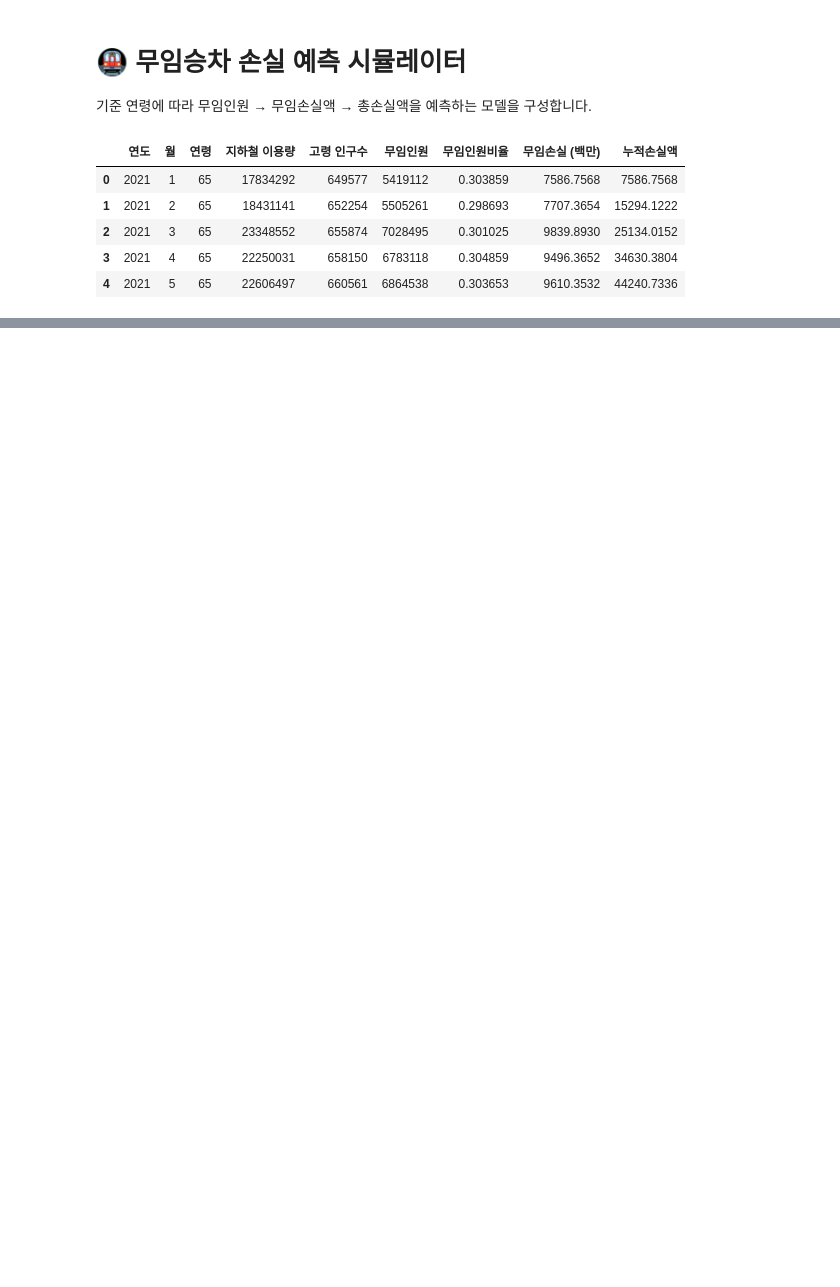
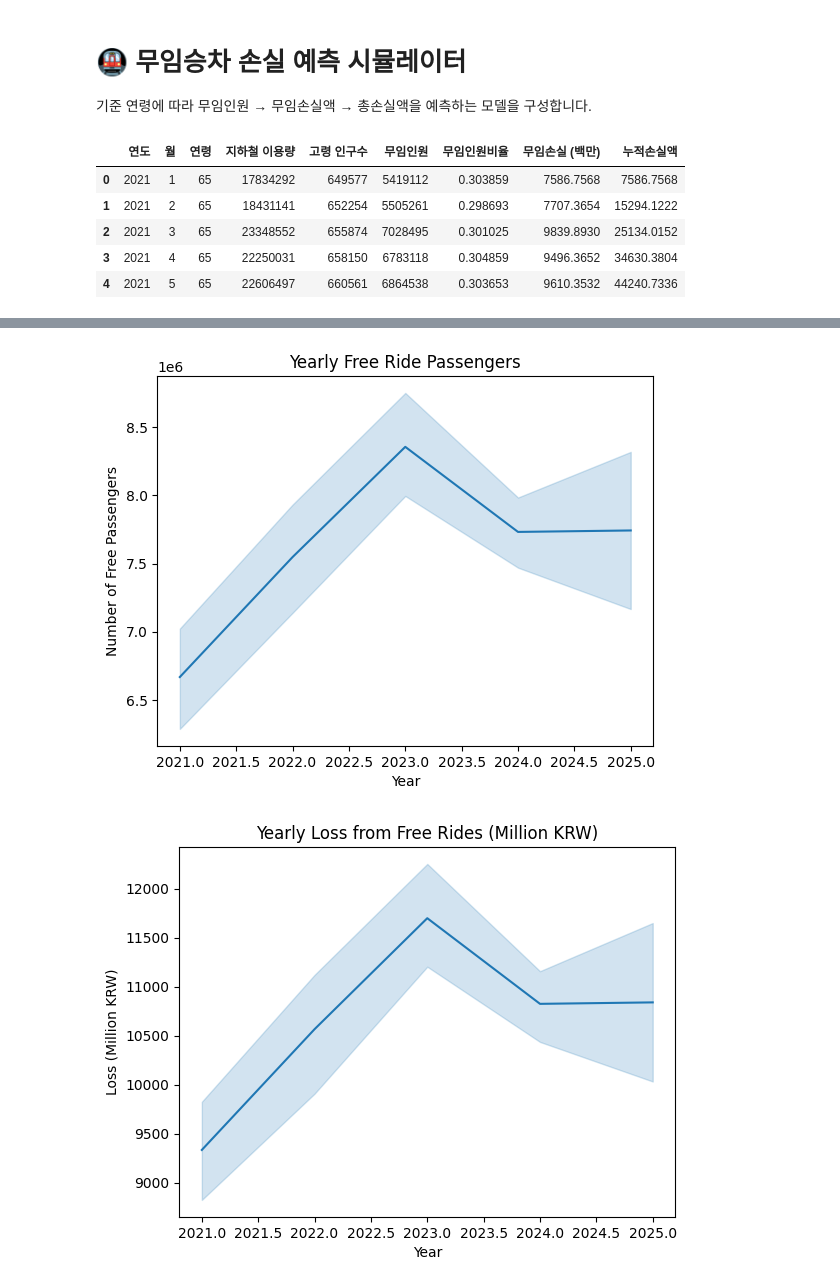
Before and after one commit to suyeonlee333333/oss2025, a Jupyter notebook: free_rider_simulator.ipynb, the cells around one changed output, grey strips where cells are left out. Drawn from its saved outputs; the diff is of its cells as text; code cells hidden in the pictures; blank space fills up the shorter version.

```diff
--- a/free_rider_simulator.ipynb
+++ b/free_rider_simulator.ipynb
@@ -96 +40,38 @@ WARNING:matplotlib.font_manager:findfont: Font family 'NanumGothic' not found.
+# %%
+import matplotlib.pyplot as plt
+import seaborn as sns
+
+# ✅ 컬럼명 영어로 변경 (이미 하신 부분 포함)
+df = df.rename(columns={
+    '연도': 'Year',
+    '월': 'Month',
+    '연령': 'Age',
+    '지하철 이용량': 'SubwayUsage',
+    '고령 인구수': 'SeniorPopulation',
+    '무임인원': 'FreeRidePassengers',
+    '무임인원비율': 'FreeRideRatio',
+    '무임손실 (백만)': 'LossFromFreeRides_MillionKRW',
+    '누적손실액': 'CumulativeLoss_MillionKRW'
+})
+
+# ✅ 기본 영어 폰트 설정 및 마이너스 깨짐 방지
+plt.rc('font', family='DejaVu Sans')
+plt.rcParams['axes.unicode_minus'] = False
+
+# ✅ 시각화 1: Year vs Free Passengers
+sns.lineplot(data=df, x='Year', y='FreeRidePassengers')
+plt.title('Yearly Free Ride Passengers')
+plt.xlabel('Year')
+plt.ylabel('Number of Free Passengers')
+plt.show()
+
+# ✅ 시각화 2: Year vs Free Ride Loss
+sns.lineplot(data=df, x='Year', y='LossFromFreeRides_MillionKRW')
+plt.title('Yearly Loss from Free Rides (Million KRW)')
+plt.xlabel('Year')
+plt.ylabel('Loss (Million KRW)')
+plt.show()
+# %% [output]
+[figure, added]
+[figure, added]
 # %%
```
Also changed, not shown: parts of 9 cells of this notebook.
